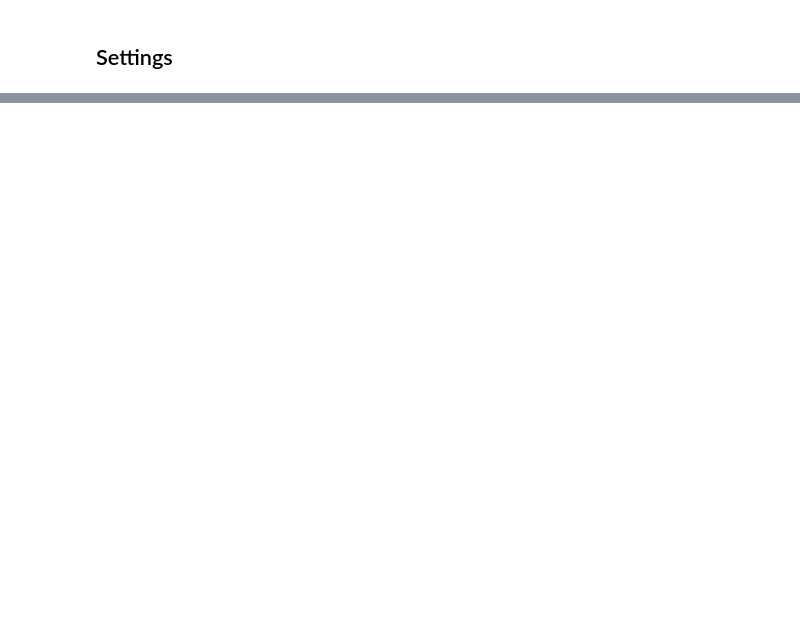
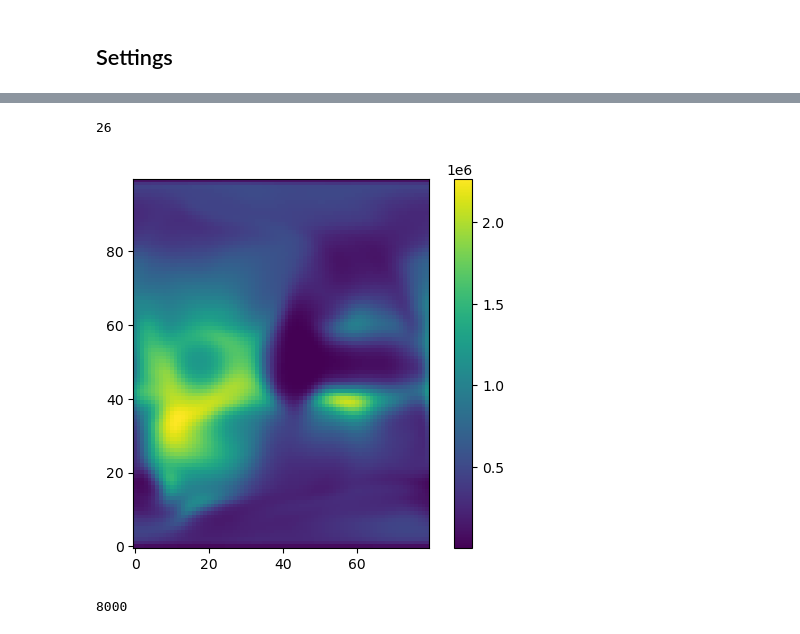
Before and after one commit to abukowski21/SAMI3-GITM-python, a Jupyter notebook: test_stuff.ipynb, the cells around one changed output, grey strips where cells are left out. Drawn from its saved outputs; the diff is of its cells as text; code cells hidden in the pictures; blank space fills up the shorter version.

```diff
--- a/test_stuff.ipynb
+++ b/test_stuff.ipynb
@@ -258,0 +106,2 @@ for real_lon in [2,60,180,240]:
+# %%
+f, tectimes = SAMI.read_sami_dene_tec('/glade/u/home/abukowski/scratch/GITM-simstorm-run1/sami-gitm-coupled/', reshape = True)
@@ -258,0 +122,16 @@ for real_lon in [2,60,180,240]:
+# %%
+alt_idx = np.argmin(np.abs(f['grid']['alt'] - 300))
+alt_idx
+# %% [output]
+26
+# %%
+plt.imshow(f['data']['edens'][429,:,alt_idx,:].T, origin='lower')
+plt.colorbar()
+plt.show()
+plt.close()
+# %% [output]
+[figure, added]
+# %%
+len(f['data']['edens'][429,:,alt_idx,:].flatten())
+# %% [output]
+8000
```
Also changed, not shown: parts of 37 cells of this notebook.
